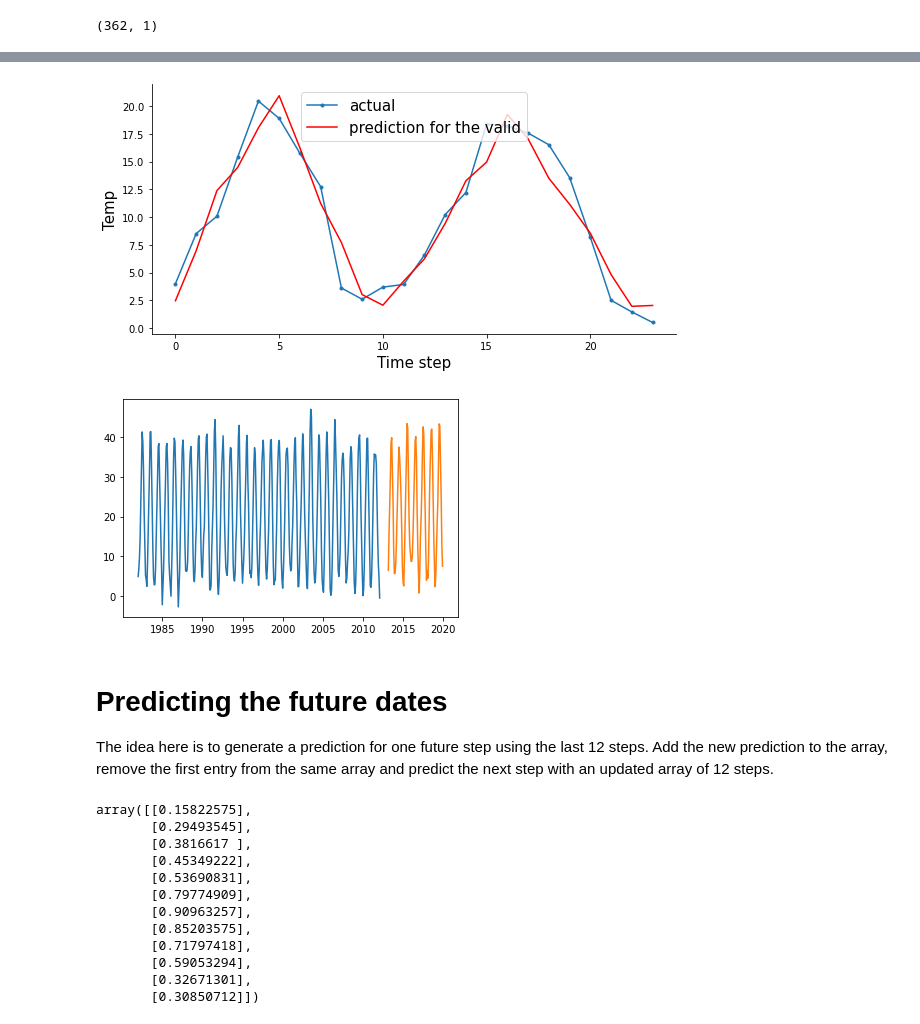
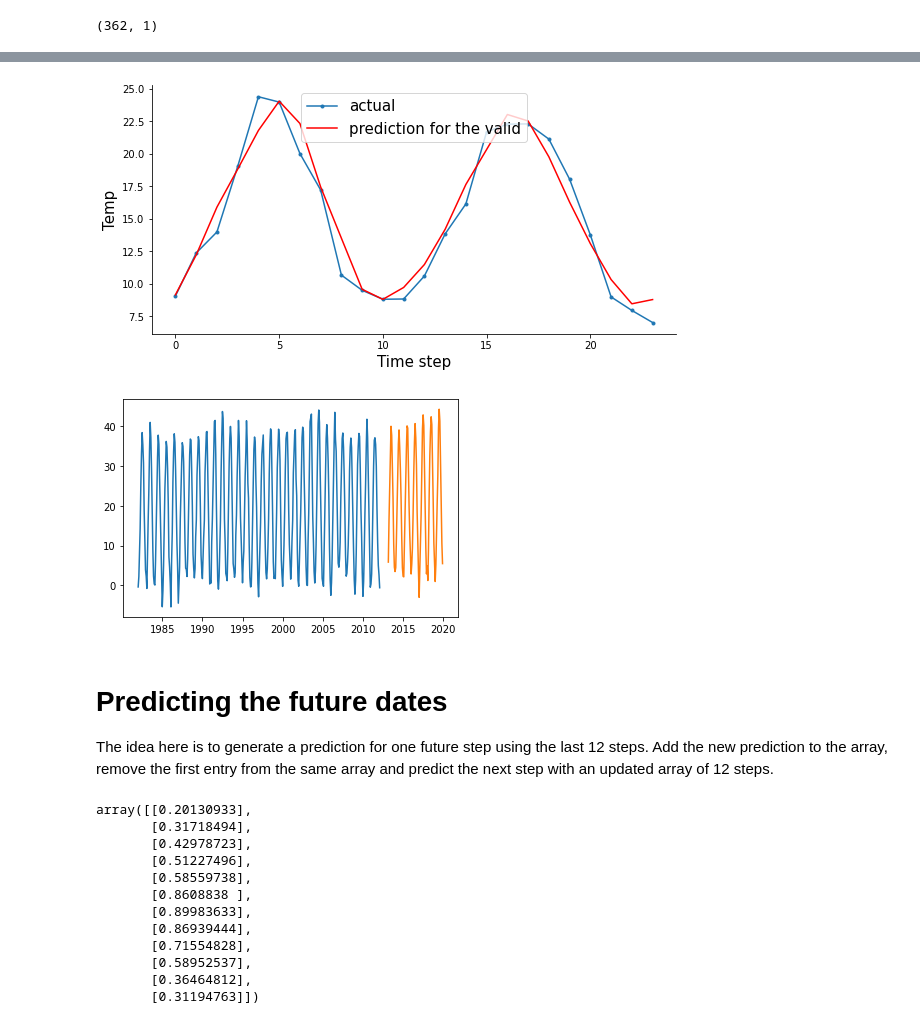
Before and after one commit to julietblack/Thesis-, a Jupyter notebook: LSTM - UNIVARIATE.ipynb, the cells around one changed output, grey strips where cells are left out. Cells and saved outputs as stored; diff of their text form; code cells hidden in the pictures.

```diff
--- a/LSTM - UNIVARIATE.ipynb
+++ b/LSTM - UNIVARIATE.ipynb
@@ -30,7 +28,7 @@ Using TensorFlow backend.
 # %%
 path = r"C:\Users\rezan\Documents\Master in Applied Data Science\2nd Year\MASTER THESIS\GIT THESIS\geopy\france_cleaned"
 
-region = 'Alsace.csv'
+region = 'Bandol.csv'
 region_name = region.split('.')[0]
 df = pd.read_csv(path+'\\'+region)
 # %%
@@ -289,20 +290,23 @@ plt.show();
 # %%
 import seaborn as sns
+
+plot_valid_path = r"C:\Users\rezan\Documents\Master in Applied Data Science\2nd Year\MASTER THESIS\GIT THESIS\plot of valid\\"
 
 aa=[x for x in range(24)]
 plt.figure(figsize=(8,4))
 plt.plot(aa, y_valid_orig[:24], marker='.', label="actual")
 plt.plot(aa, valid_prediction[:24], 'r', label="prediction for the valid")
 # plt.tick_params(left=False, labelleft=True) #remove ticks
 plt.tight_layout()
 sns.despine(top=True)
 plt.subplots_adjust(left=0.07)
 plt.ylabel('Temp', size=15)
 plt.xlabel('Time step', size=15)
 plt.legend(fontsize=15)
+plt.savefig(plot_valid_path+f'{region_name} valid.png')
 plt.show();
 # %% [output]
-[figure, old version]
+[figure, new version]
 # %%
 # shift train predictions for plotting
 trainPredictPlot = np.empty_like(df)
@@ -322,7 +326,7 @@ plt.plot(trainPredictPlot)
 plt.plot(testPredictPlot)
 plt.show()
 # %% [output]
-[figure, old version]
+[figure, new version]
 # %% [markdown]
 # Predicting the future dates
 
@@ -332,18 +336,18 @@ Add the new prediction to the array, remove the first entry from the same array
 # %%
 valid[-12:] #
 # %% [output]
-array([[0.15822575],
-       [0.29493545],
-       [0.3816617 ],
-       [0.45349222],
-       [0.53690831],
-       [0.79774909],
-       [0.90963257],
-       [0.85203575],
-       [0.71797418],
-       [0.59053294],
-       [0.32671301],
-       [0.30850712]])
+array([[0.20130933],
+       [0.31718494],
+       [0.42978723],
+       [0.51227496],
+       [0.58559738],
+       [0.8608838 ],
+       [0.89983633],
+       [0.86939444],
+       [0.71554828],
+       [0.58952537],
+       [0.36464812],
+       [0.31194763]])
 # %%
 # prediction for year 2030
 
```
Also changed, not shown: parts of 14 cells of this notebook, 7 other files.
